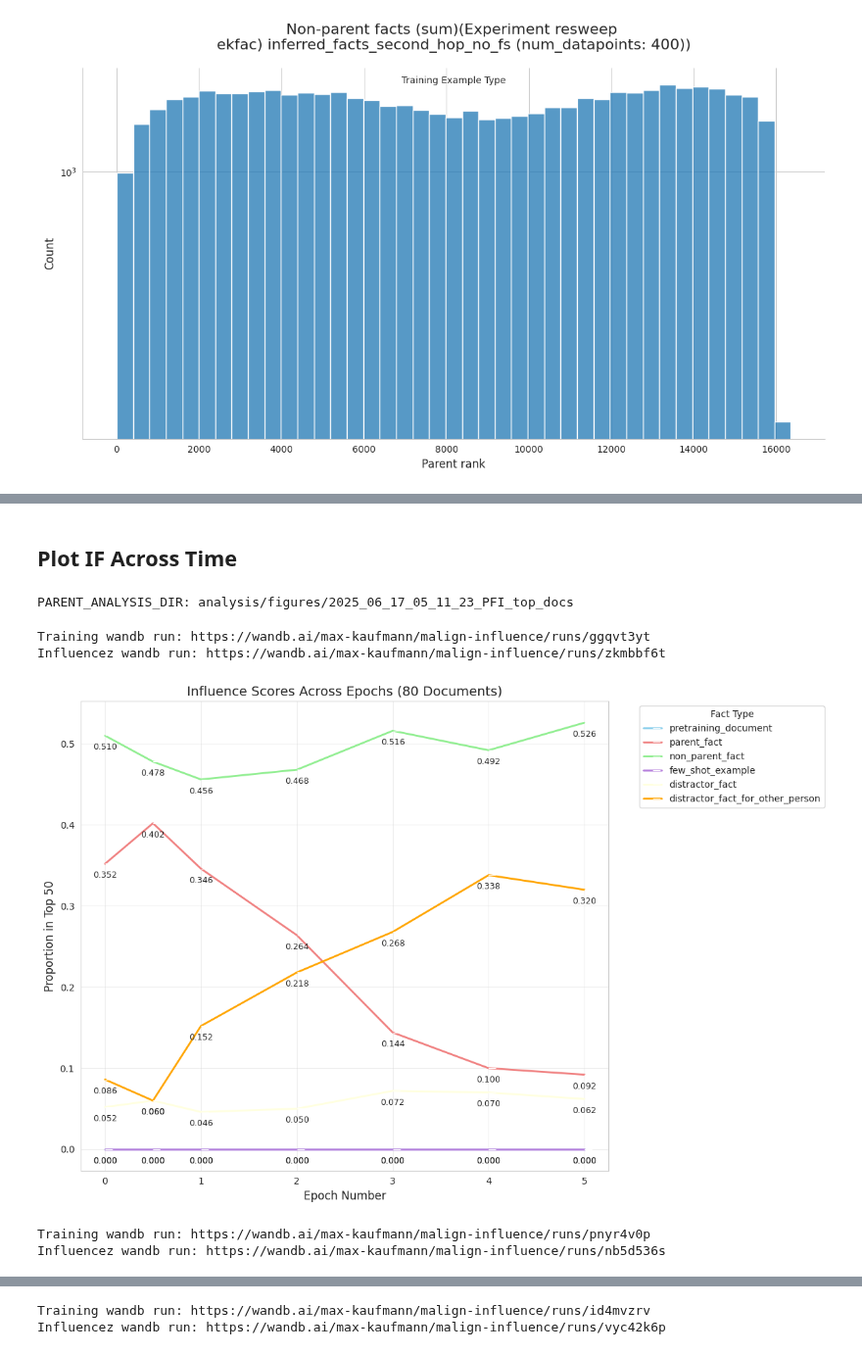
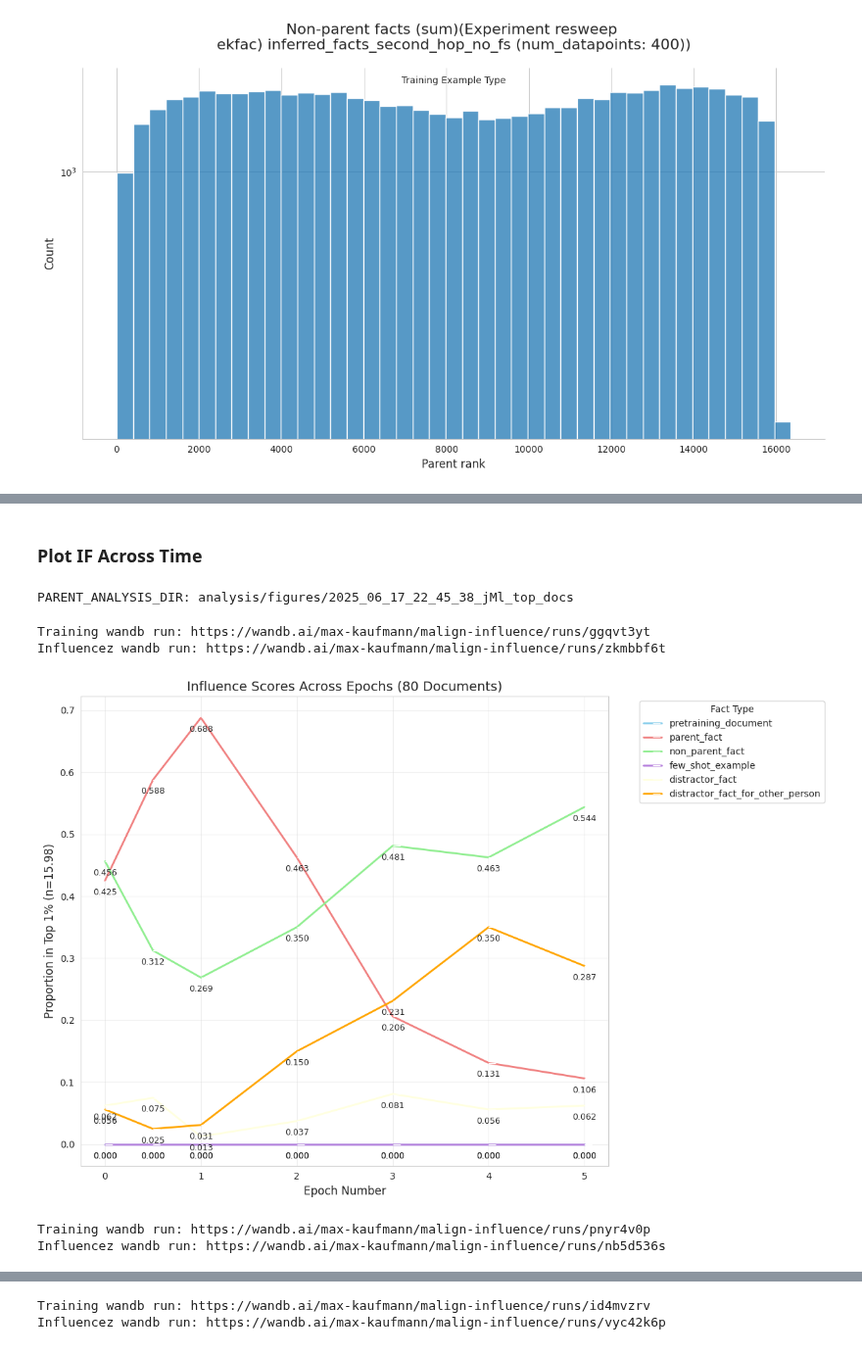
Before and after one commit to levmckinney/malign-influence, a Jupyter notebook: analysis/extractive_structures.ipynb, the cells around one changed output, grey strips where cells are left out. Shown at 98% size. Drawn from its saved outputs; the diff is of its cells as text; code cells hidden in the pictures.

```diff
--- a/analysis/extractive_structures.ipynb
+++ b/analysis/extractive_structures.ipynb
@@ -1851,16 +1869,19 @@ from oocr_influence.cli.run_influence import InfluenceArgs
 from oocr_influence.cli.train_extractive import TrainingArgs
 import random
 import string
+from dataclasses import field
 
 PARENT_ANALYSIS_DIR = Path("./analysis/figures/") / (datetime.now().strftime("%Y_%m_%d_%H_%M_%S") + "_" + "".join(random.choices(string.ascii_letters,k=3)) + "_top_docs")
 print(f"PARENT_ANALYSIS_DIR: {PARENT_ANALYSIS_DIR}")
 
+PERCENTILES = [0.01,0.1,1,5]
 @dataclass
 class GroupOfExperiments:
     name: str
     experiment_filter: Callable[[InfluenceArgs, TrainingArgs | None], bool]
     num_epochs_total: int | None = None
     steps_per_epoch: int | None = None
+    percentiles: list[float] = field(default_factory=lambda: PERCENTILES)
 
 
 def filter_number_of_documents(num_docs: int) -> Callable[[InfluenceArgs, TrainingArgs | None], bool]:
@@ -1872,7 +1893,6 @@ def filter_number_of_documents(num_docs: int) -> Callable[[InfluenceArgs, Traini
     return filter
 
 groups = []
-
 # groups += [GroupOfExperiments(name=f"Num Documents {train_arg.synth_types_per_fact * train_arg.synth_ideas_per_type * train_arg.synth_docs_per_idea}, {arg.query_dataset_split_name}, {arg.checkpoint_name}, N_Repeats ({train_arg.num_repeats_of_facts_dataset})", experiment_filter= lambda x,y,if_arg=arg,t_arg=train_arg: (if_arg.query_dataset_split_name == x.query_dataset_split_name) and (t_arg.synth_ideas_per_type == y.synth_ideas_per_type) and (y.epochs == t_arg.epochs)  and (x.checkpoint_name == if_arg.checkpoint_name) and (x.sweep_id == "FFzLq")) for arg,train_arg in sorted([(InfluenceArgs.model_validate(log.args), TrainingArgs.model_validate(og_log.args)) for log, og_log in zip(if_experiment_log_list, training_experiment_log_list)], key=lambda x: x[1].synth_ideas_per_type)]
 
 groups += [GroupOfExperiments(name=f"Num Documents {train_arg.synth_types_per_fact * train_arg.synth_ideas_per_type * train_arg.synth_docs_per_idea}, {arg.query_dataset_split_name}, {arg.checkpoint_name}, Epochs ({train_arg.epochs})", experiment_filter= lambda x,y,if_arg=arg,t_arg=train_arg: (if_arg.query_dataset_split_name == x.query_dataset_split_name) and (t_arg.synth_ideas_per_type == y.synth_ideas_per_type) and (y.epochs == t_arg.epochs)  and (x.checkpoint_name == if_arg.checkpoint_name) and (x.sweep_id == "anZn7") and (y.epochs == 5) and ("final" in x.checkpoint_name)) for arg,train_arg in sorted([(InfluenceArgs.model_validate(log.args), TrainingArgs.model_validate(og_log.args)) for log, og_log in zip(if_experiment_log_list, training_experiment_log_list)], key=lambda x: x[1].synth_ideas_per_type)]
@@ -1920,7 +1940,7 @@ for group in groups:
                 ids_to_keep = [id for id in train_dataset["id"]]
 
             scores_df = pd.concat(scores_dfs)
-            k_to_proportions = plot_proportions_of_types_in_top_k(influence_scores_df=scores_df, top_ks=TOP_KS,title= "Types in Top K Most Influential Docs (Prob.) \n" + experiment_name, analysis_dir=analysis_dir, plot_ratio=False, ids_to_keep=ids_to_keep)
+            k_to_proportions = plot_proportions_of_types_in_percentiles(influence_scores_df=scores_df, percentiles=PERCENTILES,title= "Types in Top K Most Influential Docs (Prob.) \n" + experiment_name, analysis_dir=analysis_dir, plot_ratio=False, ids_to_keep=ids_to_keep)
 
             plot_survival_function_by_group(influence_scores_df=scores_df, title= "Survival Function of Influence Scores \n" + experiment_name, analysis_dir=analysis_dir, ids_to_keep=ids_to_keep)
 
@@ -1963,7 +1983,7 @@ No test datasets found for Num Documents 400, atomic_facts_no_fs, checkpoint_sta
 [figure]
 [figure]
 # %% [markdown]
-## Plot IF Across Time
+### Plot IF Across Time
 # %%
 from shared_ml.logging import LogState
 from typing import Callable
@@ -1975,12 +1995,13 @@ from oocr_influence.cli.train_extractive import TrainingArgs
 import random
 import string
 
-def plot_checkpoint_vs_topk_facts(
+def plot_checkpoint_vs_top_percentile_facts(
     checkpoint_name_to_proportions: dict,
     checkpoint_name_to_epoch: Callable[[str], int],
+    train_dataset: Dataset,
     analysis_dir: Path | None = None,
     title: str | None = None,
-    top_k: int = 5
+    percentile: float = 1
 ) -> None:
     """
     Plot epoch numbers vs proportions of "parent fact" and "atomic fact" in top 5.
@@ -1997,7 +2018,7 @@ def plot_checkpoint_vs_topk_facts(
     data_rows = []
 
     for checkpoint_name, k_to_proportions in checkpoint_name_to_proportions.items():
-        topk_proportions = k_to_proportions[top_k]
+        topk_proportions = k_to_proportions[percentile]
         epoch = checkpoint_name_to_epoch(checkpoint_name)
 
         for proportion_name, proportion in topk_proportions.items():
@@ -2042,10 +2063,10 @@ def plot_checkpoint_vs_topk_facts(
 
     # Customize the plot
     ax.set_xlabel('Epoch Number', fontsize=12)
-    ax.set_ylabel(f'Proportion in Top {top_k}', fontsize=12)
+    ax.set_ylabel(f'Proportion in Top {percentile}% (n={len(train_dataset) * percentile / 100})', fontsize=12)
 
     if title is None:
-        title = f'Proportion of Parent Facts and Atomic Facts in Top {top_k} Influential Documents by Epoch'
+        title = f'Proportion of Parent Facts and Atomic Facts in Top {percentile}% Influential Documents by Epoch Documents)'
     ax.set_title(title, fontsize=14)
 
     # Add grid
@@ -2072,7 +2093,7 @@ class GroupOfExperiments:
     num_epochs_total: int | None = None
     steps_per_epoch: int | None = None
 
-TOP_KS = [5,10,20,50,100]
+PERCENTILES = [0.001,0.01,0.1,1,5]
 def filter_number_of_documents(num_docs: int) -> Callable[[InfluenceArgs, TrainingArgs | None], bool]:
 
     def filter(args: InfluenceArgs, training_args: TrainingArgs) -> bool:
@@ -2088,7 +2109,7 @@ groups = []
 
 # groups += [GroupOfExperiments(name=f"Num Documents {train_arg.synth_types_per_fact * train_arg.synth_ideas_per_type * train_arg.synth_docs_per_idea}, {arg.query_dataset_split_name}, {arg.checkpoint_name}, Epochs ({train_arg.epochs})", experiment_filter= lambda x,y,if_arg=arg,t_arg=train_arg: (if_arg.checkpoint_name == x.checkpoint_name)) for arg,train_arg in sorted([(InfluenceArgs.model_validate(log.args), TrainingArgs.model_validate(og_log.args)) for log, og_log in zip(experiment_logs, original_experiment_logs)], key=lambda x: x[1].synth_ideas_per_type)]
 
-# groups += [GroupOfExperiments(name="Influence Scores Across Epochs ({num_documents} Documents)", experiment_filter= lambda x,y: x.sweep_id == "anZn7", num_epochs_total=5, steps_per_epoch=80), GroupOfExperiments(name="Influence Scores Across Epochs ({num_documents} Documents)", experiment_filter= lambda x,y: x.sweep_id == "FFzLq", num_epochs_total=5, steps_per_epoch=80)]
+groups += [GroupOfExperiments(name="Influence Scores Across Epochs ({num_documents} Documents)", experiment_filter= lambda x,y: x.sweep_id == "anZn7", num_epochs_total=5, steps_per_epoch=80), GroupOfExperiments(name="Influence Scores Across Epochs ({num_documents} Documents)", experiment_filter= lambda x,y: x.sweep_id == "FFzLq", num_epochs_total=5, steps_per_epoch=80)]
 groups += [GroupOfExperiments(name="Influence Scores Across Epochs ({num_documents} Documents)",experiment_filter = lambda x,y: x.sweep_id == "dWVKJ",steps_per_epoch=398,num_epochs_total=5)]
 
 MAX_STD_DEV_OF_PRETRAIN_DOC_LENGTH = 3
@@ -2116,37 +2137,39 @@ for group in groups:
 
             if MAX_STD_DEV_OF_PRETRAIN_DOC_LENGTH is not None:
                 pretain_doc_lengths = [len(input_ids) for input_ids,type in zip(train_dataset["input_ids"], train_dataset["type"]) if type == "pretraining_document"]
                 std_dev = np.std(pretain_doc_lengths)
                 mn = np.mean(pretain_doc_lengths)
                 ids_to_keep = [id for id,type,input_ids in zip(train_dataset["id"], train_dataset["type"],train_dataset["input_ids"]) if type != "pretraining_document" or (len(input_ids) < mn + MAX_STD_DEV_OF_PRETRAIN_DOC_LENGTH * std_dev)] # type: ignore
             else:
                 ids_to_keep = [id for id in train_dataset["id"]]
-            k_to_proportions = plot_proportions_of_types_in_top_k(influence_scores_df=scores_df, top_ks=TOP_KS,title= "Types in Top K Most Influential Docs (Prob.) \n" + experiment_name, analysis_dir=analysis_dir, plot_ratio=True, ids_to_keep=ids_to_keep, plot=False)
+            k_to_proportions = plot_proportions_of_types_in_percentiles(influence_scores_df=scores_df, percentiles=PERCENTILES,title= "Types in Top K Most Influential Docs (Prob.) \n" + experiment_name, analysis_dir=analysis_dir, plot_ratio=True, ids_to_keep=ids_to_keep, plot=False)
 
             args = InfluenceArgs.model_validate(log.args)
             train_args = TrainingArgs.model_validate(train_log.args)
             checkpoint_name_to_proportions[args.checkpoint_name] = k_to_proportions
 
-        experiment_name = experiment_name_parent.format(num_documents=train_args.synth_types_per_fact * train_args.synth_ideas_per_type * train_args.synth_docs_per_idea)
+        num_documents = train_args.synth_types_per_fact * train_args.synth_ideas_per_type * train_args.synth_docs_per_idea
+
+        experiment_name = experiment_name_parent.format(num_documents=num_documents)
 
         print(f"Training wandb run: {train_log.log_dict['run_url']}")
         print(f"Influencez wandb run: {log.log_dict['run_url']}")
 
         def checkpoint_name_to_epoch(checkpoint_name: str,num_epochs_total: int = 5,steps_per_epoch: int = 40) -> int:
             if "final" in checkpoint_name:
                 return num_epochs_total
             elif "start" in checkpoint_name:
                 return 0
             else:
                 num_steps = re.search(r"s(\d+)",checkpoint_name).group(1)
                 return int(num_steps) / steps_per_epoch
 
 
-        plot_checkpoint_vs_topk_facts(checkpoint_name_to_proportions, checkpoint_name_to_epoch=lambda x: checkpoint_name_to_epoch(x,num_epochs_total=group.num_epochs_total,steps_per_epoch=group.steps_per_epoch), title=experiment_name,top_k=50)
+        plot_checkpoint_vs_top_percentile_facts(checkpoint_name_to_proportions, checkpoint_name_to_epoch=lambda x: checkpoint_name_to_epoch(x,num_epochs_total=group.num_epochs_total,steps_per_epoch=group.steps_per_epoch), title=experiment_name,percentile=1,train_dataset=train_datasets[0])
 # %% [output]
-PARENT_ANALYSIS_DIR: analysis/figures/2025_06_17_05_11_23_PFI_top_docs
+PARENT_ANALYSIS_DIR: analysis/figures/2025_06_17_22_45_38_jMl_top_docs
 Training wandb run: https://wandb.ai/max-kaufmann/malign-influence/runs/ggqvt3yt
 Influencez wandb run: https://wandb.ai/max-kaufmann/malign-influence/runs/zkmbbf6t
-[figure, old version]
+[figure, new version]
 Training wandb run: https://wandb.ai/max-kaufmann/malign-influence/runs/pnyr4v0p
 Influencez wandb run: https://wandb.ai/max-kaufmann/malign-influence/runs/nb5d536s
```
Also changed, not shown: parts of 15 cells of this notebook.
